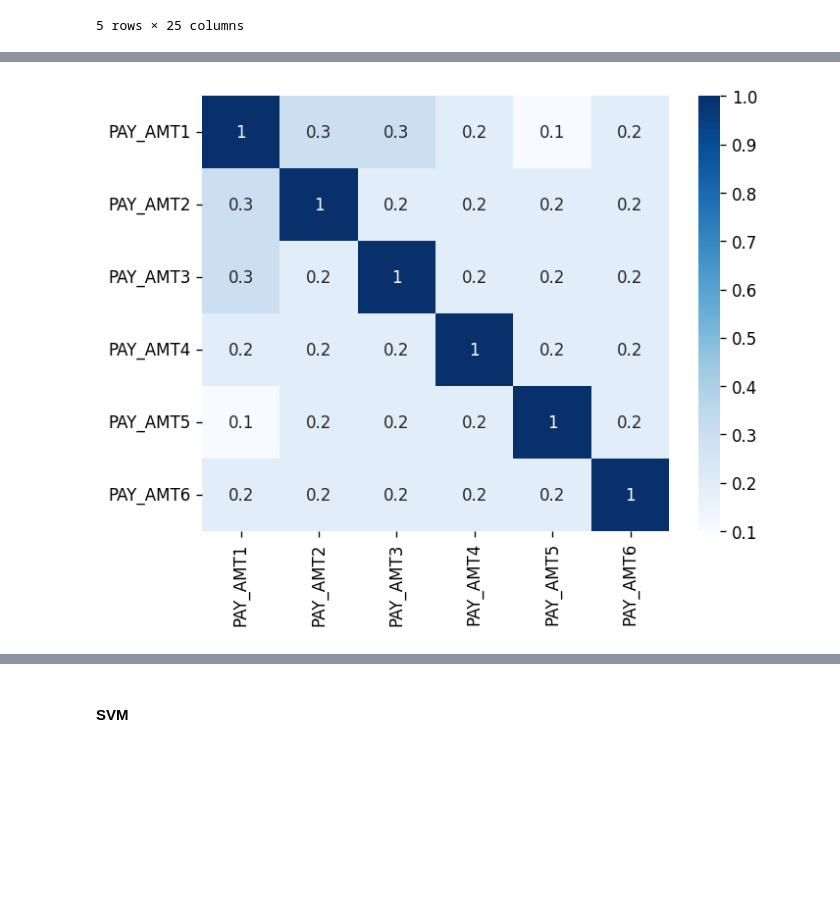
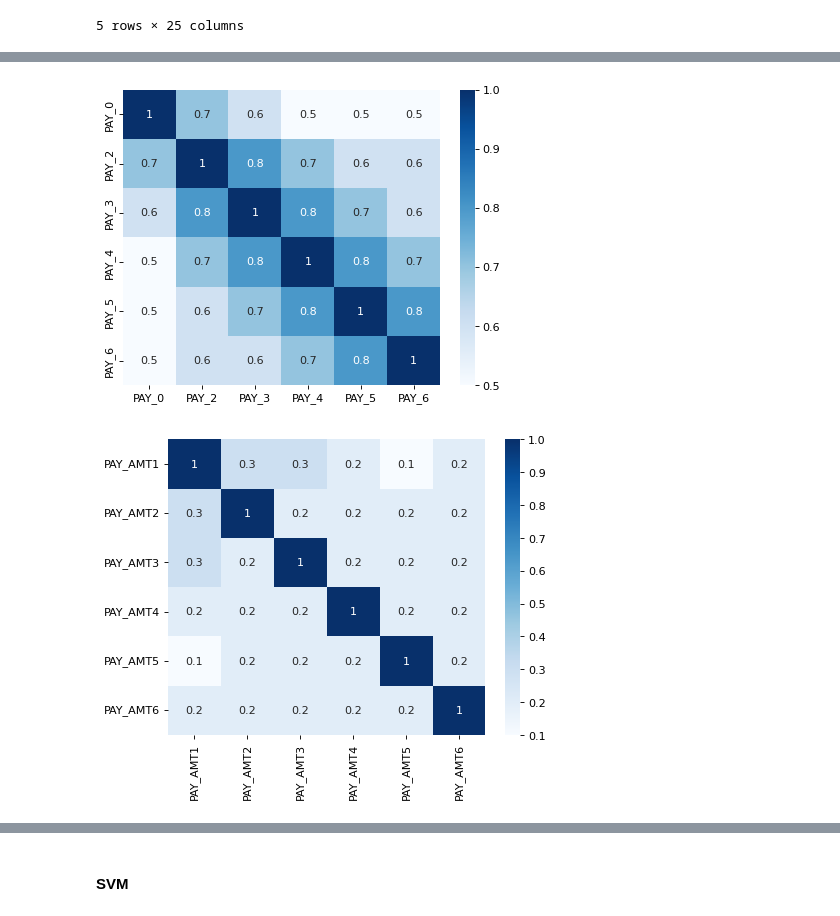
Before and after one commit to sabhashanki/Credit_Card_Default_iNeuron, a Jupyter notebook: credit_card.ipynb, the cells around one changed output, grey strips where cells are left out. Drawn from its saved outputs; the diff is of its cells as text; code cells hidden in the pictures; blank space fills up the shorter version.

```diff
--- a/credit_card.ipynb
+++ b/credit_card.ipynb
@@ -17,2 +51,2 @@ df.head()
 # %%
-df = df.drop(columns = ['ID'])
+df.columns
@@ -65,7 +92,14 @@ dtype: int64
+# %%
+plt.figure(dpi=80)
+sns.heatmap(np.round(df[['PAY_0', 'PAY_2',
+       'PAY_3', 'PAY_4', 'PAY_5', 'PAY_6']].corr(),1),annot=True, cmap="Blues")
+plt.show()
+# %% [output]
+[figure, added]
 # %%
-plt.figure(dpi=120)
+plt.figure(dpi=80)
 sns.heatmap(np.round(df[['PAY_AMT1',
        'PAY_AMT2', 'PAY_AMT3', 'PAY_AMT4', 'PAY_AMT5', 'PAY_AMT6']].corr(),1),annot=True, cmap="Blues")
 plt.show()
 # %% [output]
-[figure, old version]
+[figure, new version]
```
Also changed, not shown: parts of 45 cells of this notebook, 1 other file.
